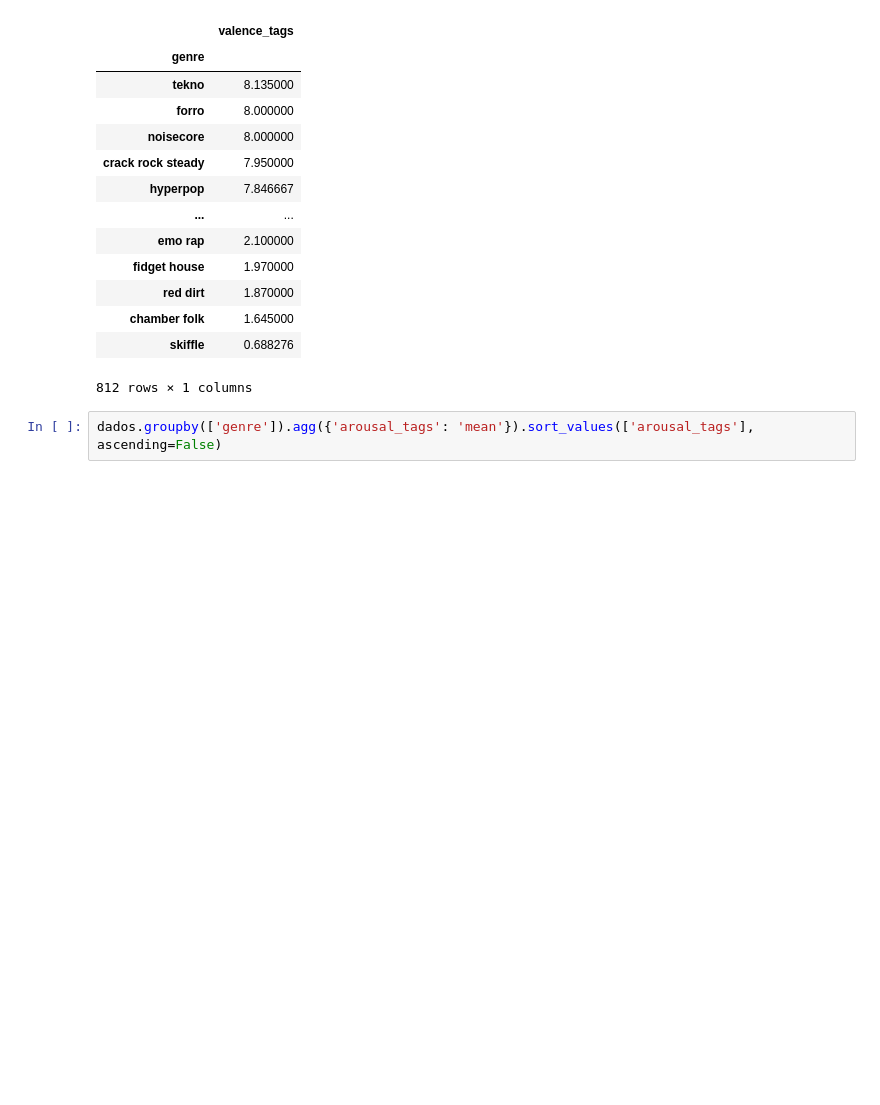
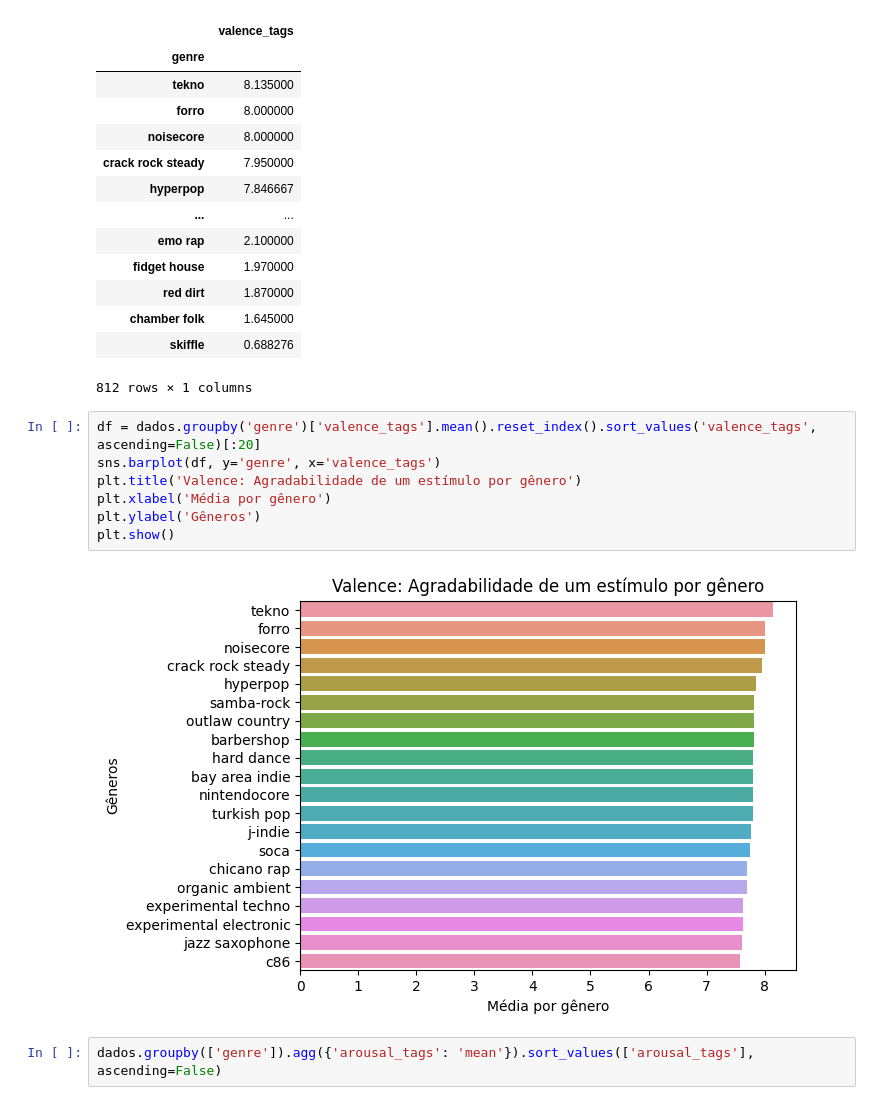
Before and after one commit to Texugo-928/EDA_Projeto_Sentimento_Musical, a Jupyter notebook: projeto-annaclara.ipynb, the cells around one changed output. Cells and saved outputs as stored; diff of their text form; blank space fills up the shorter version.

```diff
--- a/projeto-annaclara.ipynb
+++ b/projeto-annaclara.ipynb
@@ -624,6 +628,15 @@ dados.groupby(['genre']).agg({'valence_tags': 'mean'}).sort_values(['valence_tag
 | chamber folk | 1.645000 |
 | skiffle | 0.688276 |
 812 rows × 1 columns
+# %%
+df = dados.groupby('genre')['valence_tags'].mean().reset_index().sort_values('valence_tags', ascending=False)[:20]
+sns.barplot(df, y='genre', x='valence_tags')
+plt.title('Valence: Agradabilidade de um estímulo por gênero')
+plt.xlabel('Média por gênero')
+plt.ylabel('Gêneros')
+plt.show()
+# %% [output]
+[figure, added]
 # %%
 dados.groupby(['genre']).agg({'arousal_tags': 'mean'}).sort_values(['arousal_tags'], ascending=False)
 # %% [output]
```
Also changed, not shown: parts of 18 cells of this notebook.
